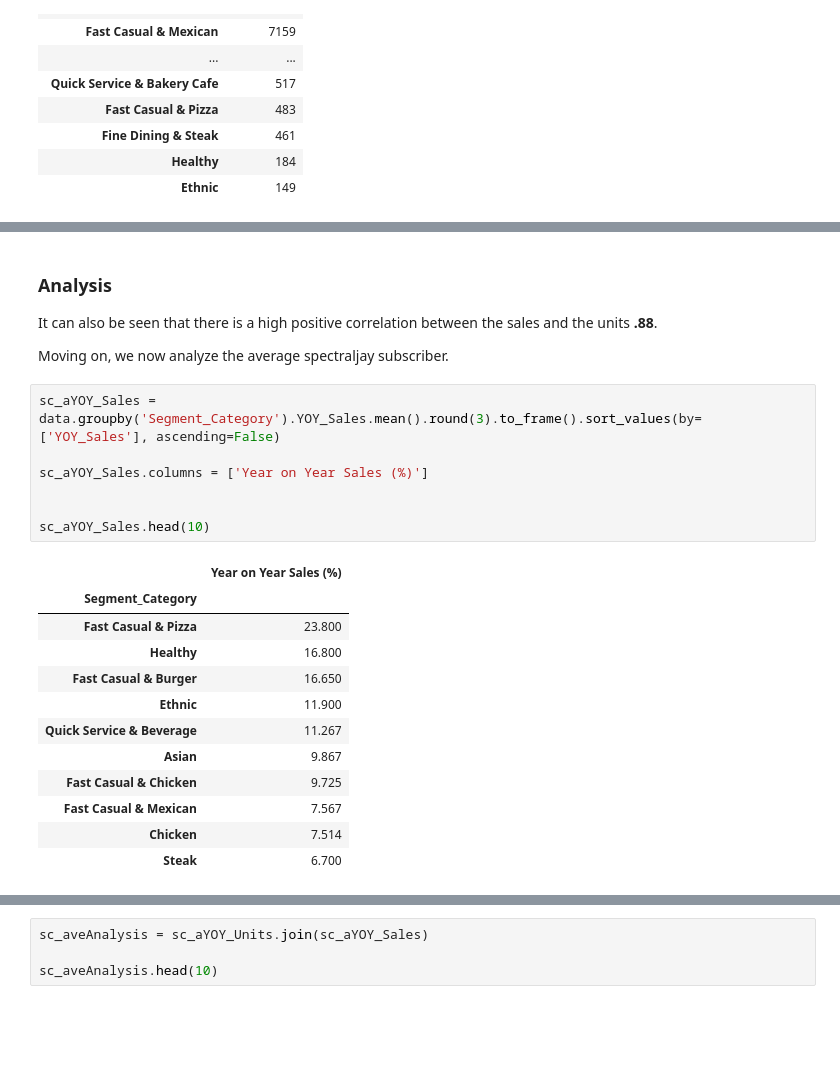
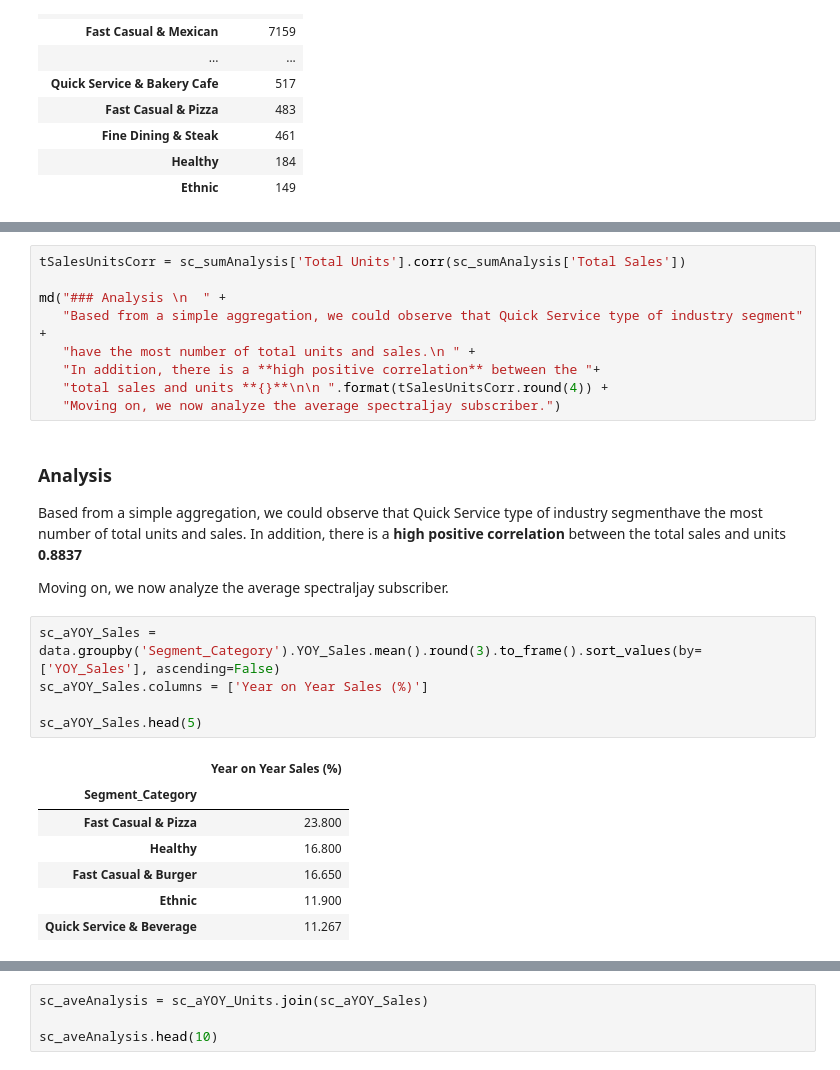
Before and after one commit to gavindizon/lyrid-training, a Jupyter notebook: Tidy Tuesday 1/DIZON - Tidy Tuesday #1.ipynb, the cells around one changed output, grey strips where cells are left out. Drawn from its saved outputs; the diff is of its cells as text; blank space fills up the shorter version.

```diff
--- a/Tidy Tuesday 1/DIZON - Tidy Tuesday #1.ipynb
+++ b/Tidy Tuesday 1/DIZON - Tidy Tuesday #1.ipynb
@@ -173,28 +150,30 @@ Correlation between Total Sales and Units:
-# %% [markdown]
-### Analysis
-
-It can also be seen that there is a high positive correlation between the sales and the units **.88**.
-
-Moving on, we now analyze the average spectraljay subscriber.
+# %%
+tSalesUnitsCorr = sc_sumAnalysis['Total Units'].corr(sc_sumAnalysis['Total Sales'])
+
+md("### Analysis \n  " +
+   "Based from a simple aggregation, we could observe that Quick Service type of industry segment" +
+   "have the most number of total units and sales.\n " +
+   "In addition, there is a **high positive correlation** between the "+
+   "total sales and units **{}**\n\n ".format(tSalesUnitsCorr.round(4)) +
+   "Moving on, we now analyze the average spectraljay subscriber.")
+# %% [output]
+### Analysis
+  Based from a simple aggregation, we could observe that Quick Service type of industry segmenthave the most number of total units and sales.
+ In addition, there is a **high positive correlation** between the total sales and units **0.8837**
+
+ Moving on, we now analyze the average spectraljay subscriber.
 # %%
 sc_aYOY_Sales = data.groupby('Segment_Category').YOY_Sales.mean().round(3).to_frame().sort_values(by=['YOY_Sales'], ascending=False)
-
 sc_aYOY_Sales.columns = ['Year on Year Sales (%)']
 
-
-sc_aYOY_Sales.head(10)
+sc_aYOY_Sales.head(5)
 # %% [output]
 |  | Year on Year Sales (%) |
 | Segment_Category |  |
 | Fast Casual & Pizza | 23.800 |
 | Healthy | 16.800 |
 | Fast Casual & Burger | 16.650 |
 | Ethnic | 11.900 |
 | Quick Service & Beverage | 11.267 |
-| Asian | 9.867 |
-| Fast Casual & Chicken | 9.725 |
-| Fast Casual & Mexican | 7.567 |
-| Chicken | 7.514 |
-| Steak | 6.700 |
 # %%
 sc_aYOY_Units = data.groupby('Segment_Category').YOY_Units.mean().round(3).to_frame().sort_values(by=['YOY_Units'], ascending=False)
```
Also changed, not shown: parts of 27 cells of this notebook.
